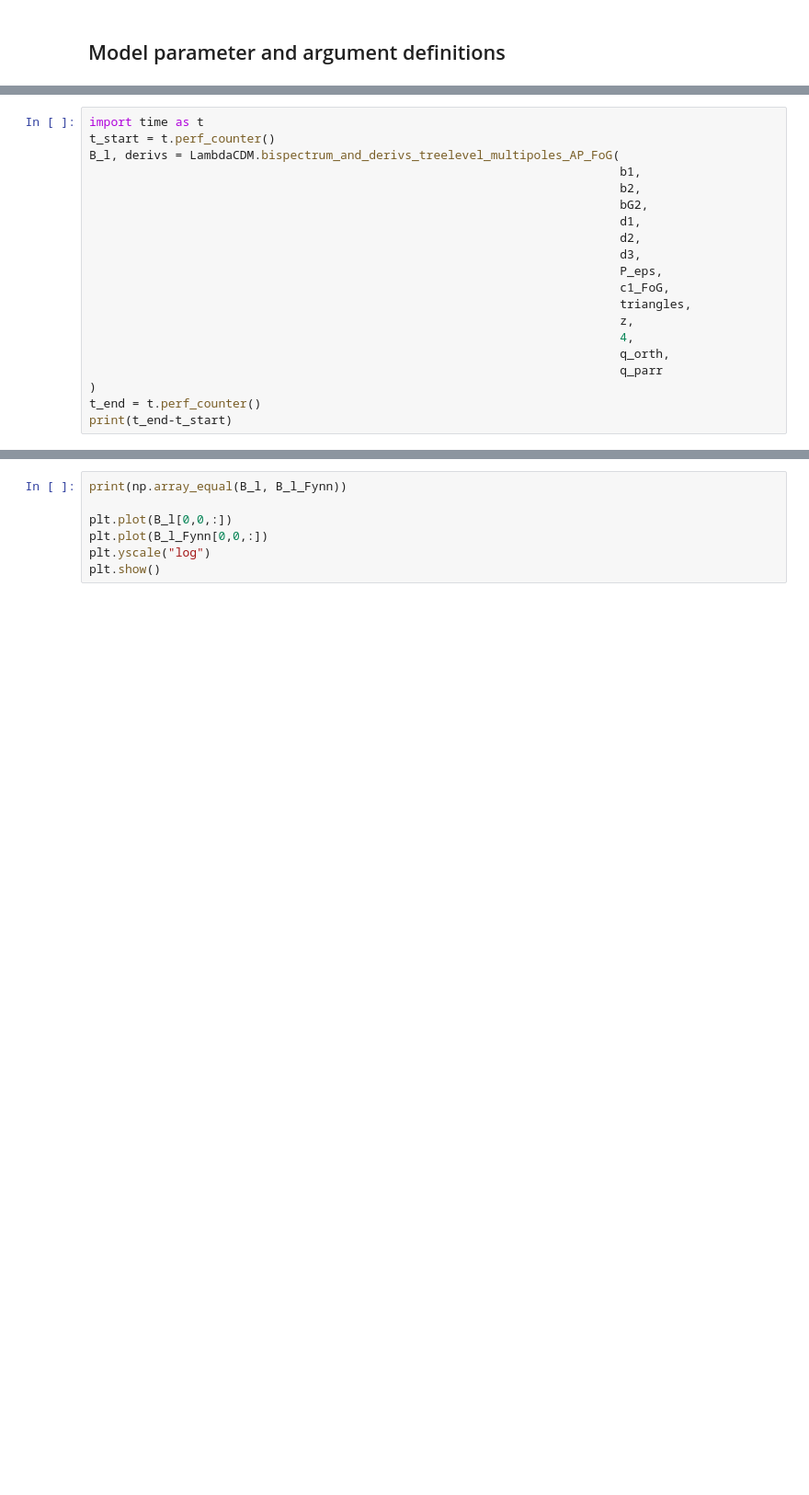
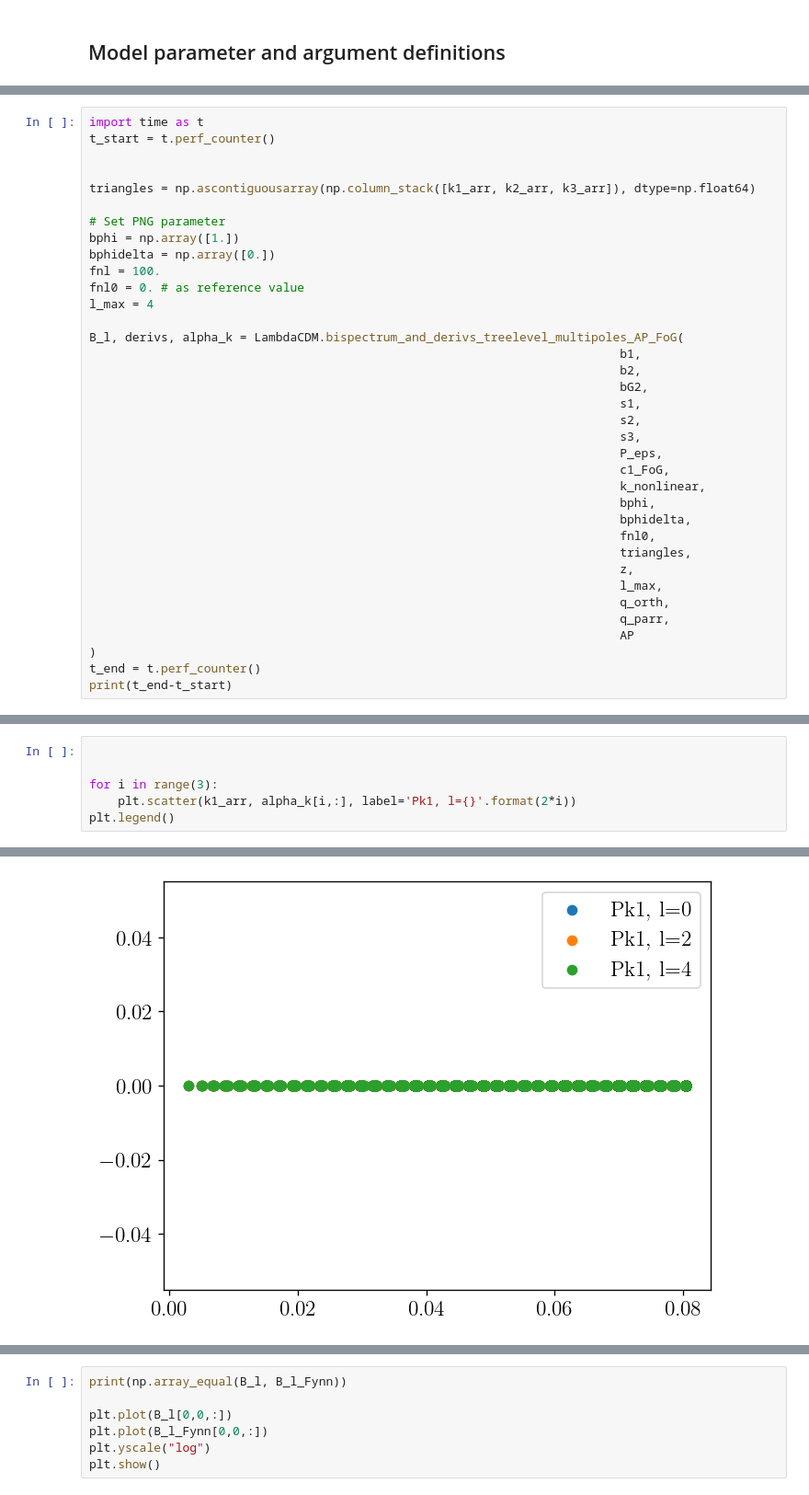
Before and after one commit to Fynn1410/class-bispectrum-png, a Jupyter notebook: notebooks/bispectrum_treelevel_multipoles.ipynb, the cells around one changed output, grey strips where cells are left out. Shown at 92% size. Saved outputs shown, nothing was run; the diff lists cells and outputs as text; blank space fills up the shorter version.

Commit message:
included: alpha(k), Z1 with PNG, Z2 first term of PNG.

```diff
--- a/notebooks/bispectrum_treelevel_multipoles.ipynb
+++ b/notebooks/bispectrum_treelevel_multipoles.ipynb
@@ -132,20 +140,36 @@ q_parr = np.ones(n_z, dtype=np.float64)
 # %%
 import time as t
 t_start = t.perf_counter()
-B_l, derivs = LambdaCDM.bispectrum_and_derivs_treelevel_multipoles_AP_FoG(
+
+
+triangles = np.ascontiguousarray(np.column_stack([k1_arr, k2_arr, k3_arr]), dtype=np.float64)
+
+# Set PNG parameter
+bphi = np.array([1.])
+bphidelta = np.array([0.])
+fnl = 100.
+fnl0 = 0. # as reference value
+l_max = 4
+
+B_l, derivs, alpha_k = LambdaCDM.bispectrum_and_derivs_treelevel_multipoles_AP_FoG(
                                                                           b1,
                                                                           b2,
                                                                           bG2,
-                                                                          d1,
-                                                                          d2,
-                                                                          d3,
+                                                                          s1,
+                                                                          s2,
+                                                                          s3,
                                                                           P_eps,
                                                                           c1_FoG,
+                                                                          k_nonlinear,
+                                                                          bphi,
+                                                                          bphidelta,
+                                                                          fnl0,
                                                                           triangles,
                                                                           z,
-                                                                          4,
+                                                                          l_max,
                                                                           q_orth,
-                                                                          q_parr
+                                                                          q_parr,
+                                                                          AP
 )
 t_end = t.perf_counter()
 print(t_end-t_start)
@@ -153,0 +178,7 @@ print(t_end-t_start)
+# %%
+
+
+for i in range(3):
+    plt.scatter(k1_arr, alpha_k[i,:], label='Pk1, l={}'.format(2*i))
+plt.legend()
+# %% [output]
@@ -153,0 +186 @@ print(t_end-t_start)
+[figure, added]
```
Also changed, not shown: parts of 22 cells of this notebook, 8 other files.
